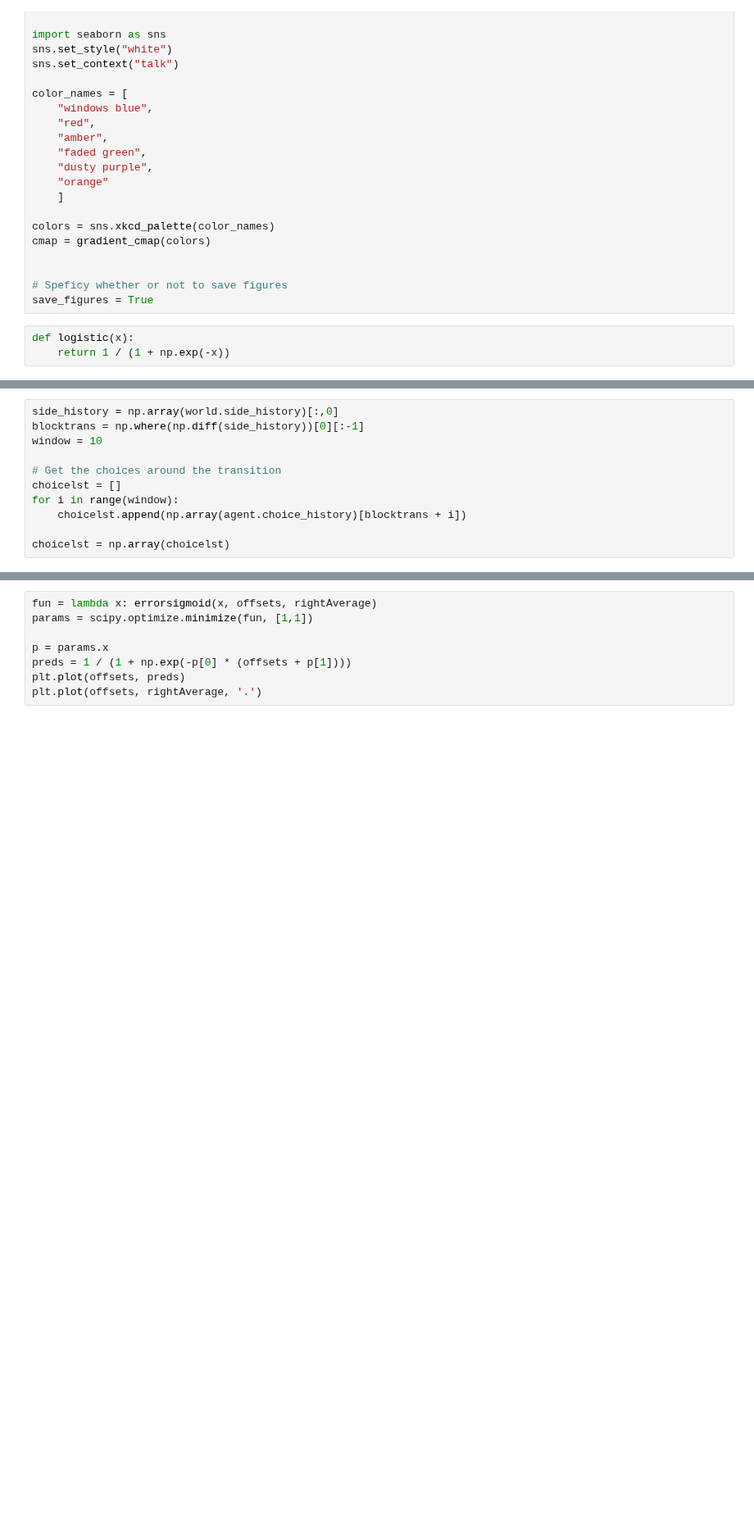
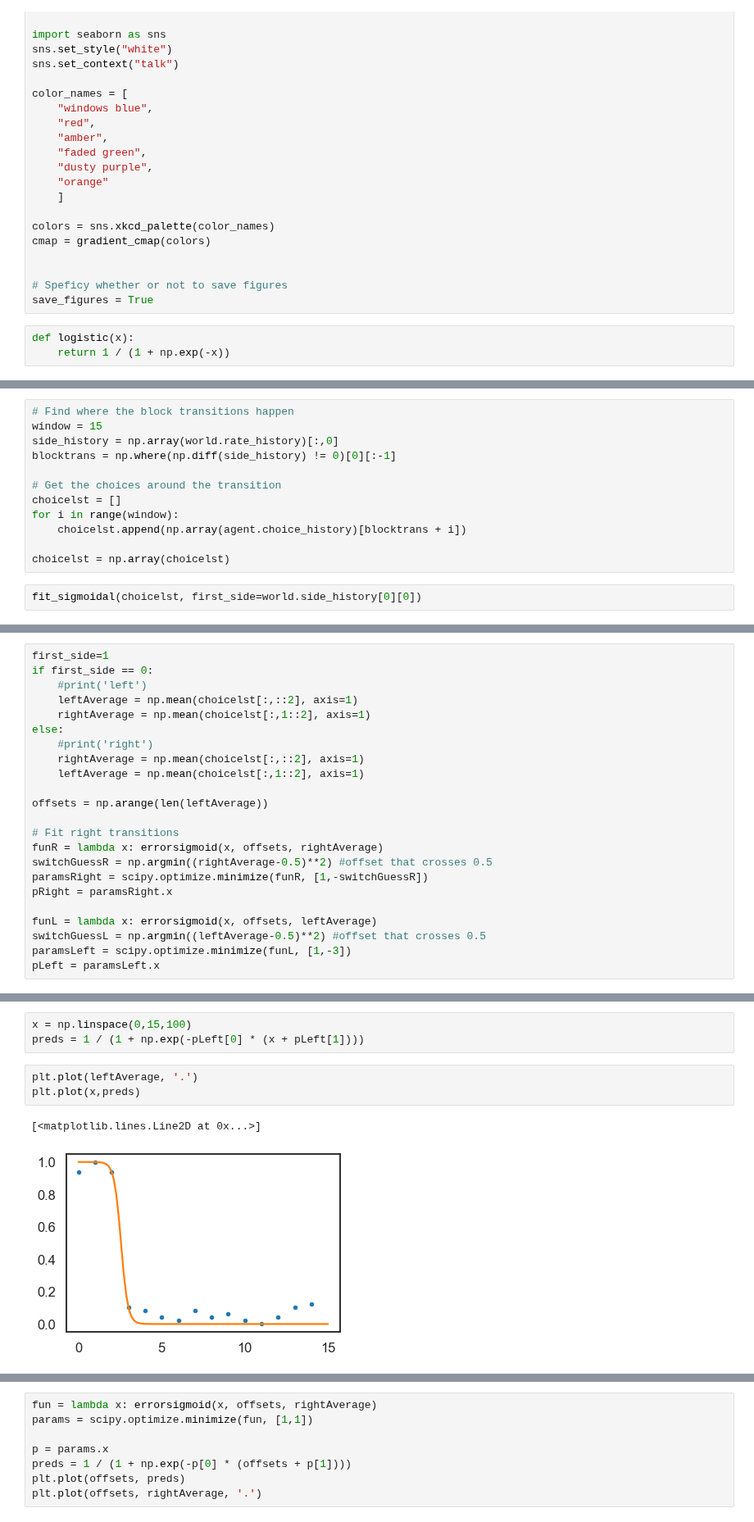
Before and after one commit to nhat-le/switching-simulations, a Jupyter notebook: switchingWorldCharacterization.ipynb, the cells around one changed output, grey strips where cells are left out. Shown at 82% size. Cells and saved outputs as stored; diff of their text form; blank space fills up the shorter version.

Commit message:
Fix convergence of sigmoidal fit

```diff
--- a/switchingWorldCharacterization.ipynb
+++ b/switchingWorldCharacterization.ipynb
@@ -133,7 +212,8 @@ for idsw, psw in enumerate(pswitchlst):
 # %%
-side_history = np.array(world.side_history)[:,0]
-blocktrans = np.where(np.diff(side_history))[0][:-1]
-window = 10
+# Find where the block transitions happen
+window = 15
+side_history = np.array(world.rate_history)[:,0]
+blocktrans = np.where(np.diff(side_history) != 0)[0][:-1]
 
 # Get the choices around the transition
 choicelst = []
@@ -141,3 +221,5 @@ for i in range(window):
     choicelst.append(np.array(agent.choice_history)[blocktrans + i])
 
 choicelst = np.array(choicelst)
+# %%
+fit_sigmoidal(choicelst, first_side=world.side_history[0][0])
@@ -143,0 +232,23 @@ choicelst = np.array(choicelst)
+# %%
+first_side=1
+if first_side == 0:
+    #print('left')
+    leftAverage = np.mean(choicelst[:,::2], axis=1)
+    rightAverage = np.mean(choicelst[:,1::2], axis=1)
+else:
+    #print('right')
+    rightAverage = np.mean(choicelst[:,::2], axis=1)
+    leftAverage = np.mean(choicelst[:,1::2], axis=1)
+
+offsets = np.arange(len(leftAverage))
+
+# Fit right transitions
+funR = lambda x: errorsigmoid(x, offsets, rightAverage)
+switchGuessR = np.argmin((rightAverage-0.5)**2) #offset that crosses 0.5
+paramsRight = scipy.optimize.minimize(funR, [1,-switchGuessR])
+pRight = paramsRight.x
+
+funL = lambda x: errorsigmoid(x, offsets, leftAverage)
+switchGuessL = np.argmin((leftAverage-0.5)**2) #offset that crosses 0.5
+paramsLeft = scipy.optimize.minimize(funL, [1,-3])
+pLeft = paramsLeft.x
@@ -143,0 +259,9 @@ choicelst = np.array(choicelst)
+# %%
+x = np.linspace(0,15,100)
+preds = 1 / (1 + np.exp(-pLeft[0] * (x + pLeft[1])))
+# %%
+plt.plot(leftAverage, '.')
+plt.plot(x,preds)
+# %% [output]
+[<matplotlib.lines.Line2D at 0x...>]
+[figure, added]
```
Also changed, not shown: parts of 29 cells of this notebook.
